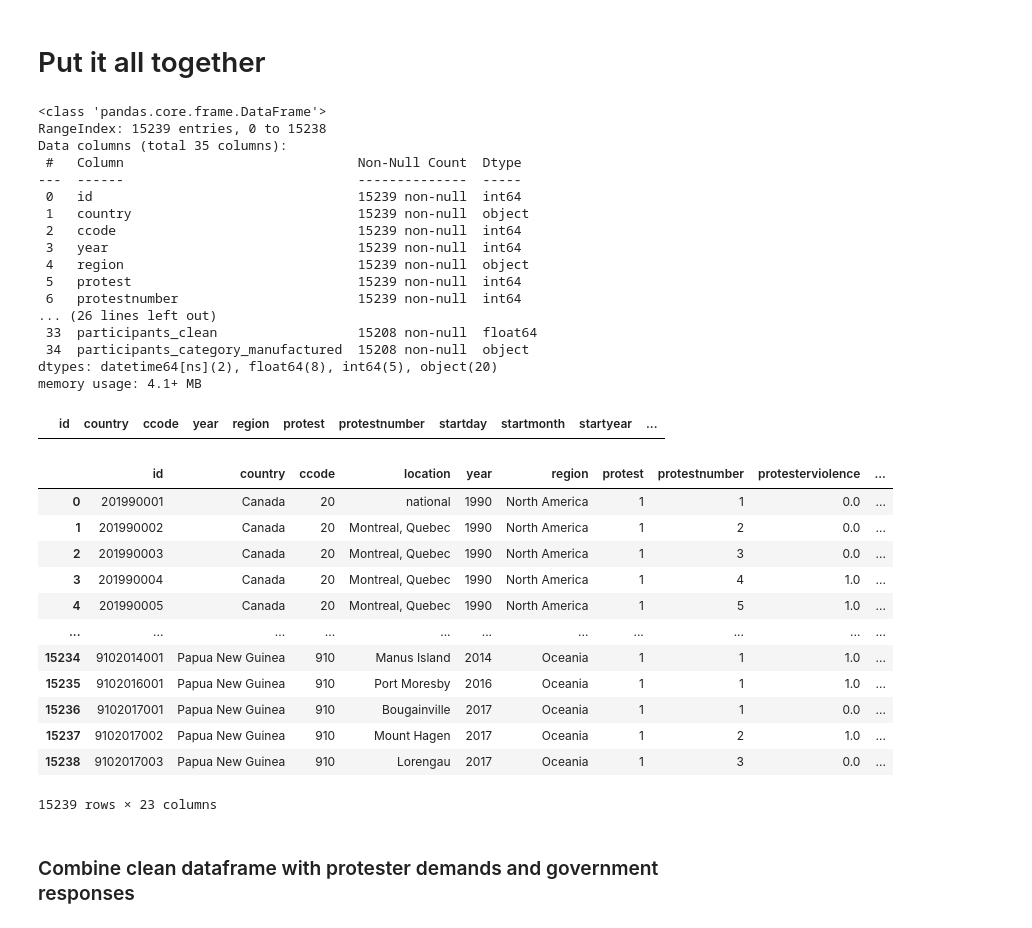
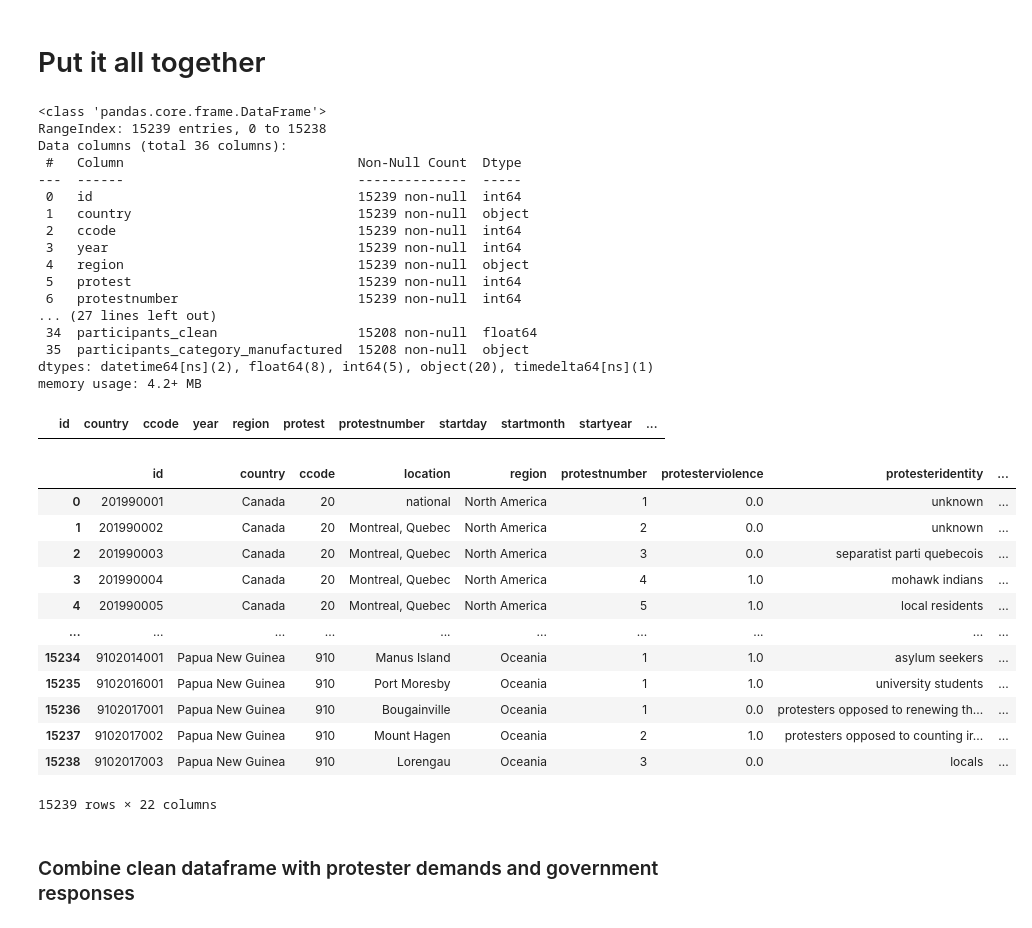
Before and after one commit to sethnlewis/Predicting-Political-Revolutions, a Jupyter notebook: notebooks/cleaning_mass-mobilizations.ipynb, the cells around one changed output. Drawn from its saved outputs; the diff is of its cells as text; code cells hidden in the pictures.

Commit message:
Cleaned up some mistakes as exploring EDA process

```diff
--- a/notebooks/cleaning_mass-mobilizations.ipynb
+++ b/notebooks/cleaning_mass-mobilizations.ipynb
@@ -142,6 +201,10 @@ end_date.columns = ['year', 'month', 'day']
 df['end_datetime'] = pd.to_datetime(end_date)
 
 
+# Duration
+df['duration'] = df.end_datetime - df.start_datetime
+
+
 # Display resulting dataframe info
 df.info()
 # %% [output]
@@ -906,7 +977,7 @@ df.info()
 # %% [output]
 <class 'pandas.core.frame.DataFrame'>
 RangeIndex: 15239 entries, 0 to 15238
-Data columns (total 35 columns):
+Data columns (total 36 columns):
  #   Column                              Non-Null Count  Dtype
 ---  ------                              --------------  -----
  0   id                                  15239 non-null  int64
@@ -916,37 +987,38 @@ Data columns (total 35 columns):
  4   region                              15239 non-null  object
  5   protest                             15239 non-null  int64
  6   protestnumber                       15239 non-null  int64
-... (26 lines left out)
- 33  participants_clean                  15208 non-null  float64
- 34  participants_category_manufactured  15208 non-null  object
-dtypes: datetime64[ns](2), float64(8), int64(5), object(20)
-memory usage: 4.1+ MB
+... (27 lines left out)
+ 34  participants_clean                  15208 non-null  float64
+ 35  participants_category_manufactured  15208 non-null  object
+dtypes: datetime64[ns](2), float64(8), int64(5), object(20), timedelta64[ns](1)
+memory usage: 4.2+ MB
 # %%
 df.loc[df['year'] != df['startyear']]
 # %% [output]
 |  | id | country | ccode | year | region | protest | protestnumber | startday | startmonth | startyear | ... |
 # %%
-include_cols = ['id', 'country', 'ccode', 'location', 'year', 'region', 'protest', 'protestnumber', 'protesterviolence', 'protesteridentity',
-                'start_datetime', 'startyear', 'startmonth', 'startday',
-               'end_datetime', 'endyear', 'endmonth', 'endday',
-               'participants_clean', 'participants_category', 'participants_category_manufactured',
-               'sources', 'notes']
+include_cols = ['id', 'country', 'ccode', 'location', 'region', 'protestnumber', 'protesterviolence', 'protesteridentity',
+                'startyear', 'startmonth', 'startday',
+                'endyear', 'endmonth', 'endday',
+                'start_datetime', 'end_datetime', 'duration',
+                'participants_clean', 'participants_category', 'participants_category_manufactured',
+                'sources', 'notes']
 
 df[include_cols]
 # %% [output]
-|  | id | country | ccode | location | year | region | protest | protestnumber | protesterviolence | ... |
-| 0 | 201990001 | Canada | 20 | national | 1990 | North America | 1 | 1 | 0.0 | ... |
-| 1 | 201990002 | Canada | 20 | Montreal, Quebec | 1990 | North America | 1 | 2 | 0.0 | ... |
-| 2 | 201990003 | Canada | 20 | Montreal, Quebec | 1990 | North America | 1 | 3 | 0.0 | ... |
-| 3 | 201990004 | Canada | 20 | Montreal, Quebec | 1990 | North America | 1 | 4 | 1.0 | ... |
-| 4 | 201990005 | Canada | 20 | Montreal, Quebec | 1990 | North America | 1 | 5 | 1.0 | ... |
-| ... | ... | ... | ... | ... | ... | ... | ... | ... | ... | ... |
-| 15234 | 9102014001 | Papua New Guinea | 910 | Manus Island | 2014 | Oceania | 1 | 1 | 1.0 | ... |
-| 15235 | 9102016001 | Papua New Guinea | 910 | Port Moresby | 2016 | Oceania | 1 | 1 | 1.0 | ... |
-| 15236 | 9102017001 | Papua New Guinea | 910 | Bougainville | 2017 | Oceania | 1 | 1 | 0.0 | ... |
-| 15237 | 9102017002 | Papua New Guinea | 910 | Mount Hagen | 2017 | Oceania | 1 | 2 | 1.0 | ... |
-| 15238 | 9102017003 | Papua New Guinea | 910 | Lorengau | 2017 | Oceania | 1 | 3 | 0.0 | ... |
+|  | id | country | ccode | location | region | protestnumber | protesterviolence | protesteridentity | ... |
+| 0 | 201990001 | Canada | 20 | national | North America | 1 | 0.0 | unknown | ... |
+| 1 | 201990002 | Canada | 20 | Montreal, Quebec | North America | 2 | 0.0 | unknown | ... |
+| 2 | 201990003 | Canada | 20 | Montreal, Quebec | North America | 3 | 0.0 | separatist parti quebecois | ... |
+| 3 | 201990004 | Canada | 20 | Montreal, Quebec | North America | 4 | 1.0 | mohawk indians | ... |
+| 4 | 201990005 | Canada | 20 | Montreal, Quebec | North America | 5 | 1.0 | local residents | ... |
+| ... | ... | ... | ... | ... | ... | ... | ... | ... | ... |
+| 15234 | 9102014001 | Papua New Guinea | 910 | Manus Island | Oceania | 1 | 1.0 | asylum seekers | ... |
+| 15235 | 9102016001 | Papua New Guinea | 910 | Port Moresby | Oceania | 1 | 1.0 | university students | ... |
+| 15236 | 9102017001 | Papua New Guinea | 910 | Bougainville | Oceania | 1 | 0.0 | protesters opposed to renewing th... | ... |
+| 15237 | 9102017002 | Papua New Guinea | 910 | Mount Hagen | Oceania | 2 | 1.0 | protesters opposed to counting ir... | ... |
+| 15238 | 9102017003 | Papua New Guinea | 910 | Lorengau | Oceania | 3 | 0.0 | locals | ... |
-15239 rows × 23 columns
+15239 rows × 22 columns
 # %% [markdown]
 ### Combine clean dataframe with protester demands and government responses
 # %%
```
Also changed, not shown: parts of 27 cells of this notebook, 1 other file.
